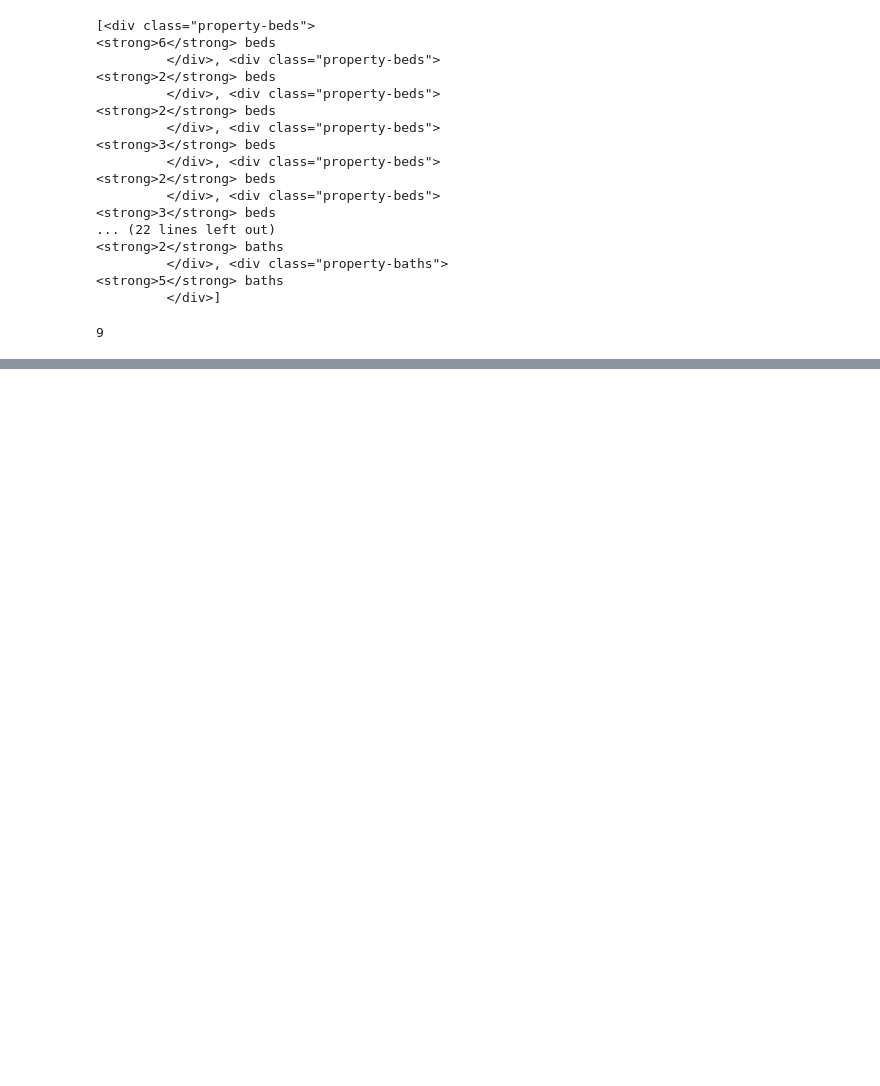
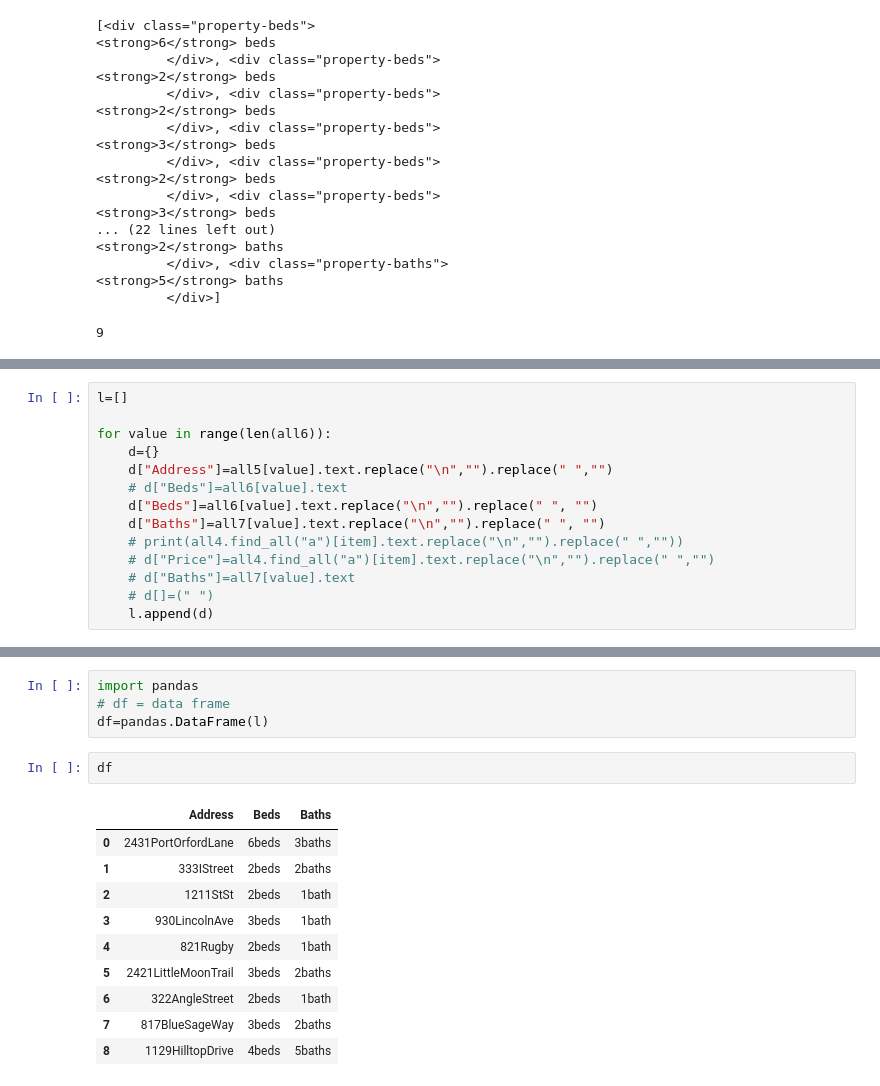
Before and after one commit to VivanVatsa/EstateCraper, a Jupyter notebook: cent21ROCK.ipynb, the cells around one changed output, grey strips where cells are left out. Drawn from its saved outputs; the diff is of its cells as text; blank space fills up the shorter version.

```diff
--- a/cent21ROCK.ipynb
+++ b/cent21ROCK.ipynb
@@ -355,0 +341,14 @@ $990,999
+# %%
+l=[]
+
+for value in range(len(all6)):
+    d={}
+    d["Address"]=all5[value].text.replace("\n","").replace(" ","")
+    # d["Beds"]=all6[value].text
+    d["Beds"]=all6[value].text.replace("\n","").replace(" ", "")
+    d["Baths"]=all7[value].text.replace("\n","").replace(" ", "")
+    # print(all4.find_all("a")[item].text.replace("\n","").replace(" ",""))
+    # d["Price"]=all4.find_all("a")[item].text.replace("\n","").replace(" ","")
+    # d["Baths"]=all7[value].text
+    # d[]=(" ")
+    l.append(d)
@@ -355,0 +367,17 @@ $990,999
+# %%
+import pandas
+# df = data frame
+df=pandas.DataFrame(l)
+# %%
+df
+# %% [output]
+|  | Address | Beds | Baths |
+| 0 | 2431PortOrfordLane | 6beds | 3baths |
+| 1 | 333IStreet | 2beds | 2baths |
+| 2 | 1211StSt | 2beds | 1bath |
+| 3 | 930LincolnAve | 3beds | 1bath |
+| 4 | 821Rugby | 2beds | 1bath |
+| 5 | 2421LittleMoonTrail | 3beds | 2baths |
+| 6 | 322AngleStreet | 2beds | 1bath |
+| 7 | 817BlueSageWay | 3beds | 2baths |
+| 8 | 1129HilltopDrive | 4beds | 5baths |
```
Also changed, not shown: parts of 11 cells of this notebook.
